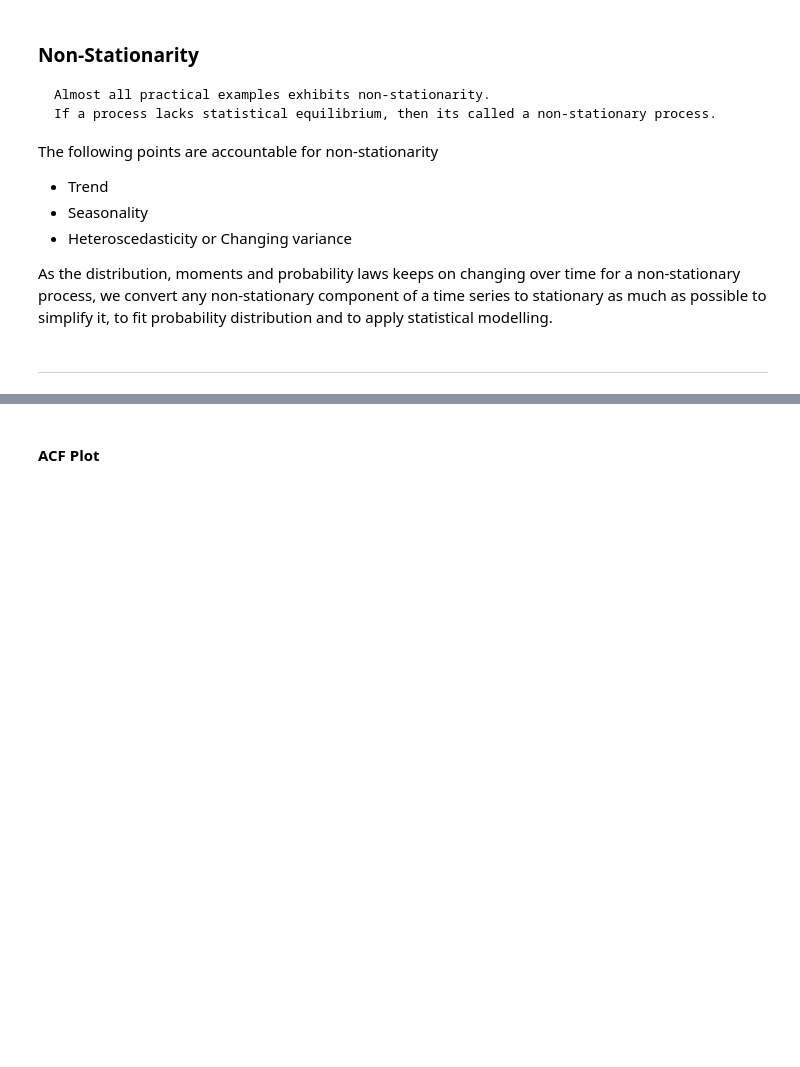
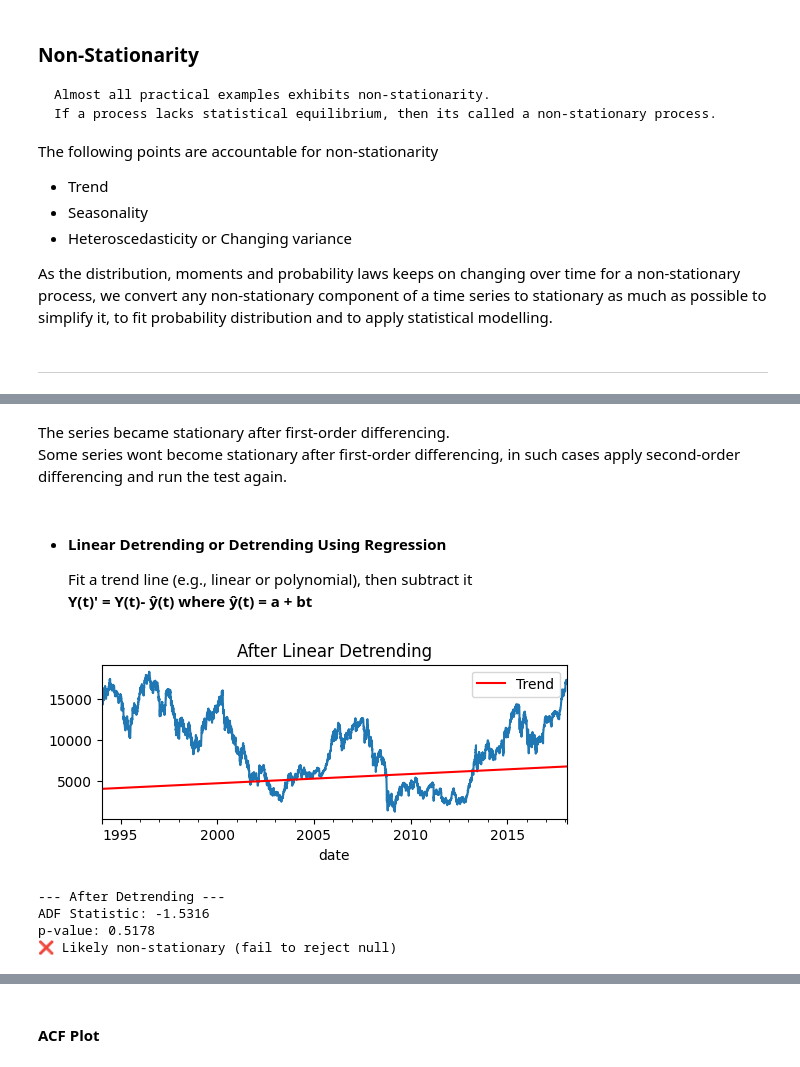
Before and after one commit to Abhijithv61/Time-Series-Analysis, a Jupyter notebook: Time Series Analysis.ipynb, the cells around one changed output, grey strips where cells are left out. Saved outputs shown, nothing was run; the diff lists cells and outputs as text; code cells hidden in the pictures; blank space fills up the shorter version.

```diff
--- a/Time Series Analysis.ipynb
+++ b/Time Series Analysis.ipynb
@@ -442,0 +603,26 @@ As the distribution, moments and probability laws keeps on changing over time fo
+# %% [markdown]
+The series became stationary after first-order differencing. \
+Some series wont become stationary after first-order differencing, in such cases apply second-order differencing and run the test again.
+# %% [markdown]
+- #### Linear Detrending or Detrending Using Regression
+    Fit a trend line (e.g., linear or polynomial), then subtract it \
+    **Y(t)' = Y(t)- ŷ(t) where ŷ(t) = a + bt**
+# %%
+# Fit linear trend
+t = np.arange(len(df_comp['market_value']))
+coef = np.polyfit(t, df_comp['market_value'].values, 1)
+trend = pd.Series(coef[0] * t + coef[1], index=df_comp['market_value'].index)
+
+# Subtract trend
+detrended = series - trend
+detrended.plot(figsize=(6,2), title="After Linear Detrending")
+trend.plot(label='Trend', color='red')
+plt.legend()
+plt.show()
+adf_test(detrended, "After Detrending")
+# %% [output]
+[figure, added]
+--- After Detrending ---
+ADF Statistic: -1.5316
+p-value: 0.5178
+❌ Likely non-stationary (fail to reject null)
```
Also changed, not shown: parts of 37 cells of this notebook.
